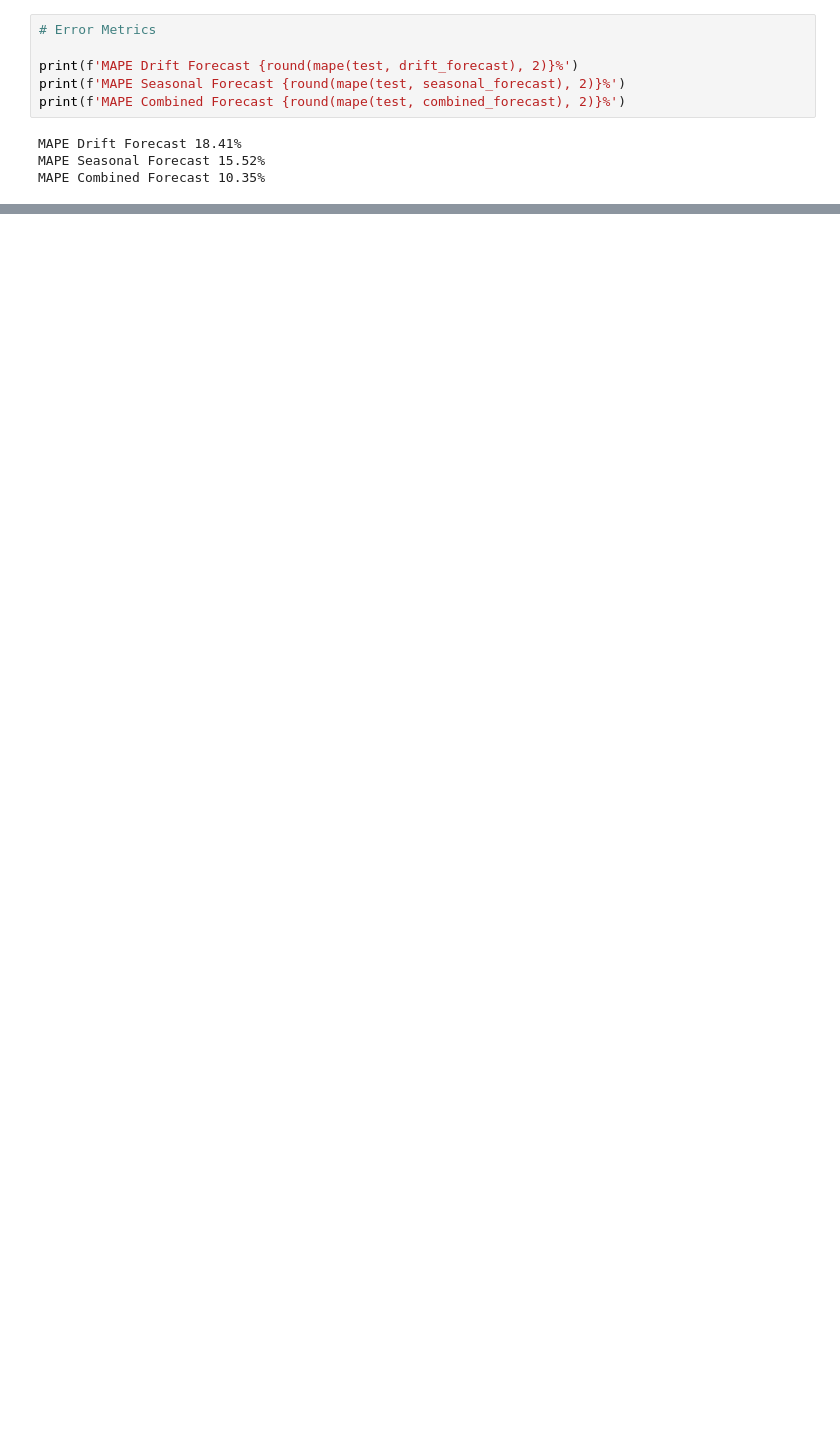
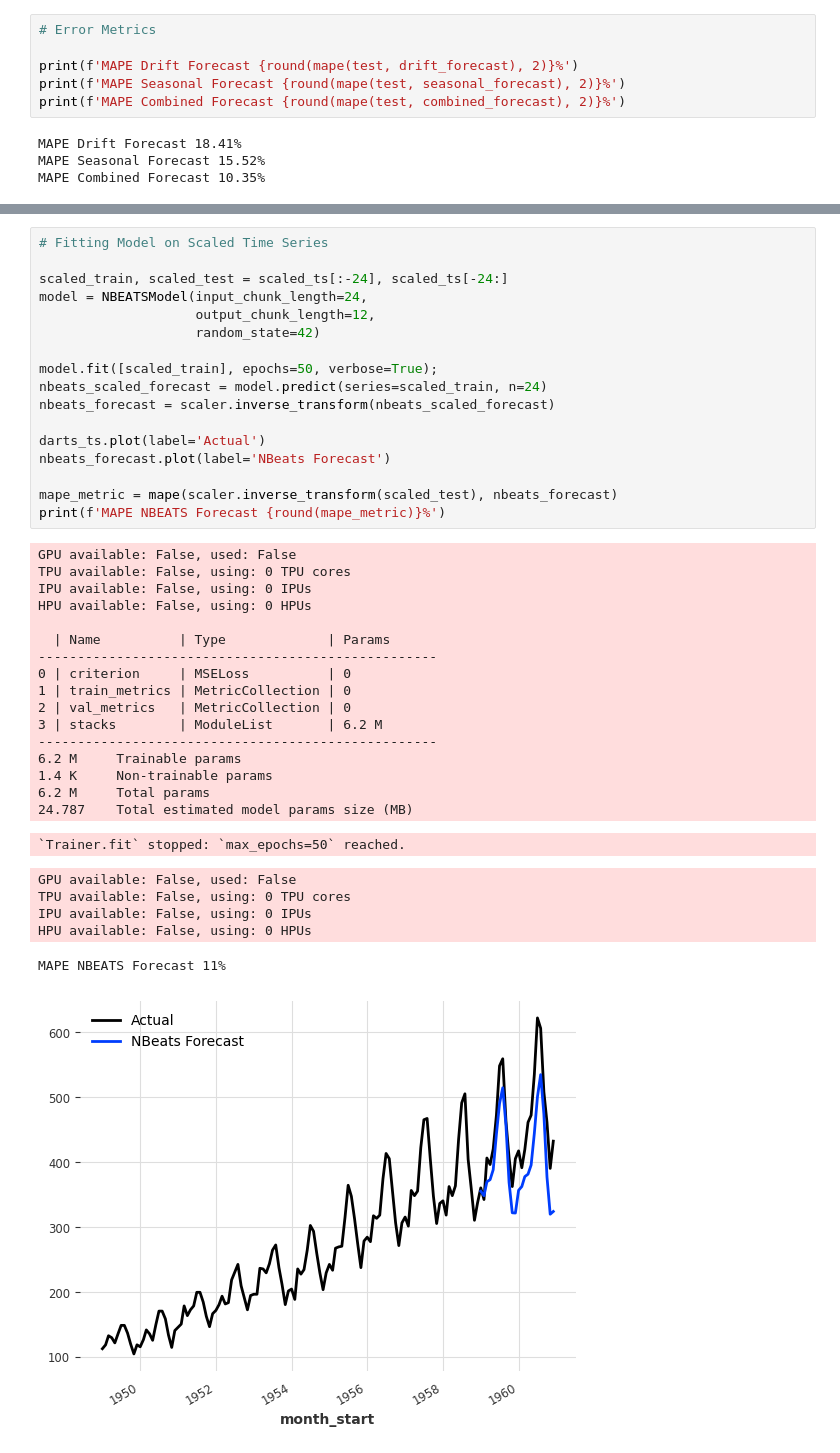
Before and after one commit to adroit-ds/datascience-learn, a Jupyter notebook: time_series_forecasting/DARTS_airpassengers.ipynb, the cells around one changed output, grey strips where cells are left out. Cells and saved outputs as stored; diff of their text form; blank space fills up the shorter version.

```diff
--- a/time_series_forecasting/DARTS_airpassengers.ipynb
+++ b/time_series_forecasting/DARTS_airpassengers.ipynb
@@ -110,0 +163,41 @@ plot_residuals_analysis(model.residuals(train))
+# %%
+# Fitting Model on Scaled Time Series
+
+scaled_train, scaled_test = scaled_ts[:-24], scaled_ts[-24:]
+model = NBEATSModel(input_chunk_length=24,
+                    output_chunk_length=12,
+                    random_state=42)
+
+model.fit([scaled_train], epochs=50, verbose=True);
+nbeats_scaled_forecast = model.predict(series=scaled_train, n=24)
+nbeats_forecast = scaler.inverse_transform(nbeats_scaled_forecast)
+
+darts_ts.plot(label='Actual')
+nbeats_forecast.plot(label='NBeats Forecast')
+
+mape_metric = mape(scaler.inverse_transform(scaled_test), nbeats_forecast)
+print(f'MAPE NBEATS Forecast {round(mape_metric)}%')
+# %% [output]
+GPU available: False, used: False
+TPU available: False, using: 0 TPU cores
+IPU available: False, using: 0 IPUs
+HPU available: False, using: 0 HPUs
+
+  | Name          | Type             | Params
+---------------------------------------------------
+0 | criterion     | MSELoss          | 0
+1 | train_metrics | MetricCollection | 0
+2 | val_metrics   | MetricCollection | 0
+3 | stacks        | ModuleList       | 6.2 M
+---------------------------------------------------
+6.2 M     Trainable params
+1.4 K     Non-trainable params
+6.2 M     Total params
+24.787    Total estimated model params size (MB)
+`Trainer.fit` stopped: `max_epochs=50` reached.
+GPU available: False, used: False
+TPU available: False, using: 0 TPU cores
+IPU available: False, using: 0 IPUs
+HPU available: False, using: 0 HPUs
+MAPE NBEATS Forecast 11%
+[figure, added]
```
Also changed, not shown: parts of 9 cells of this notebook.
